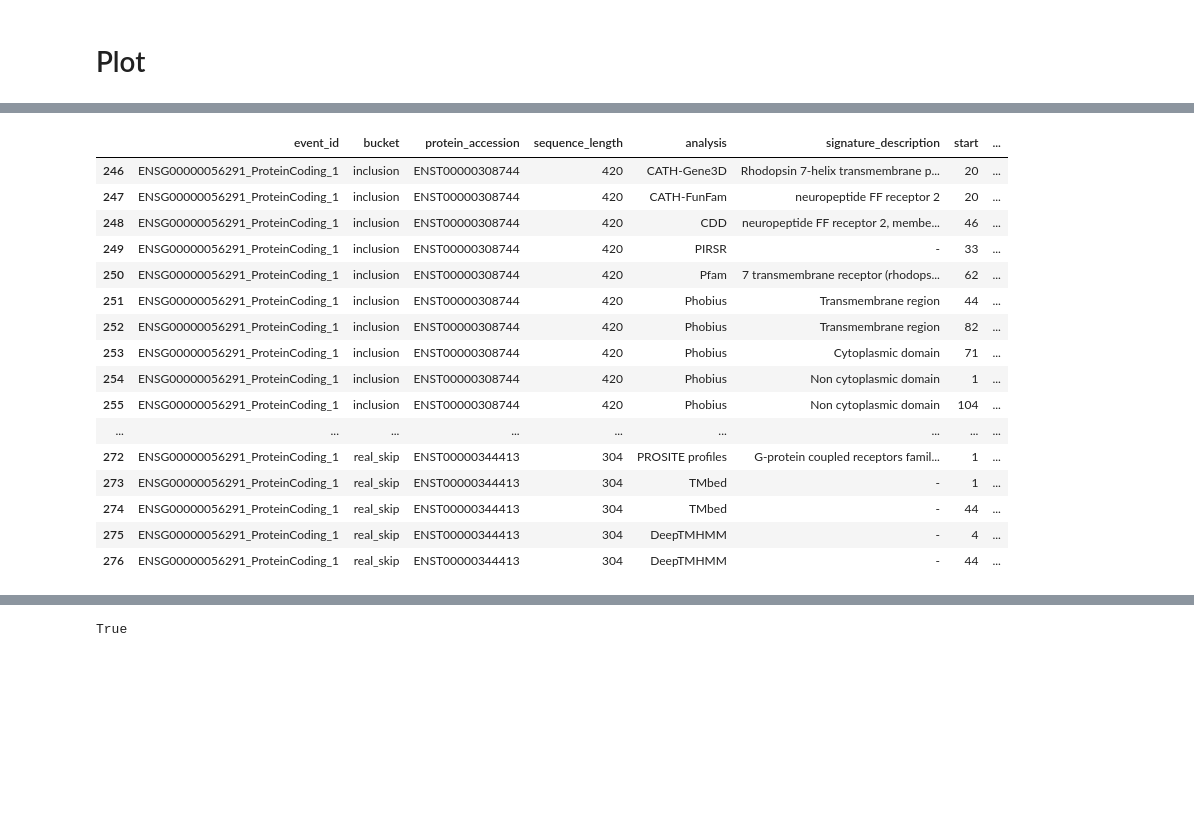
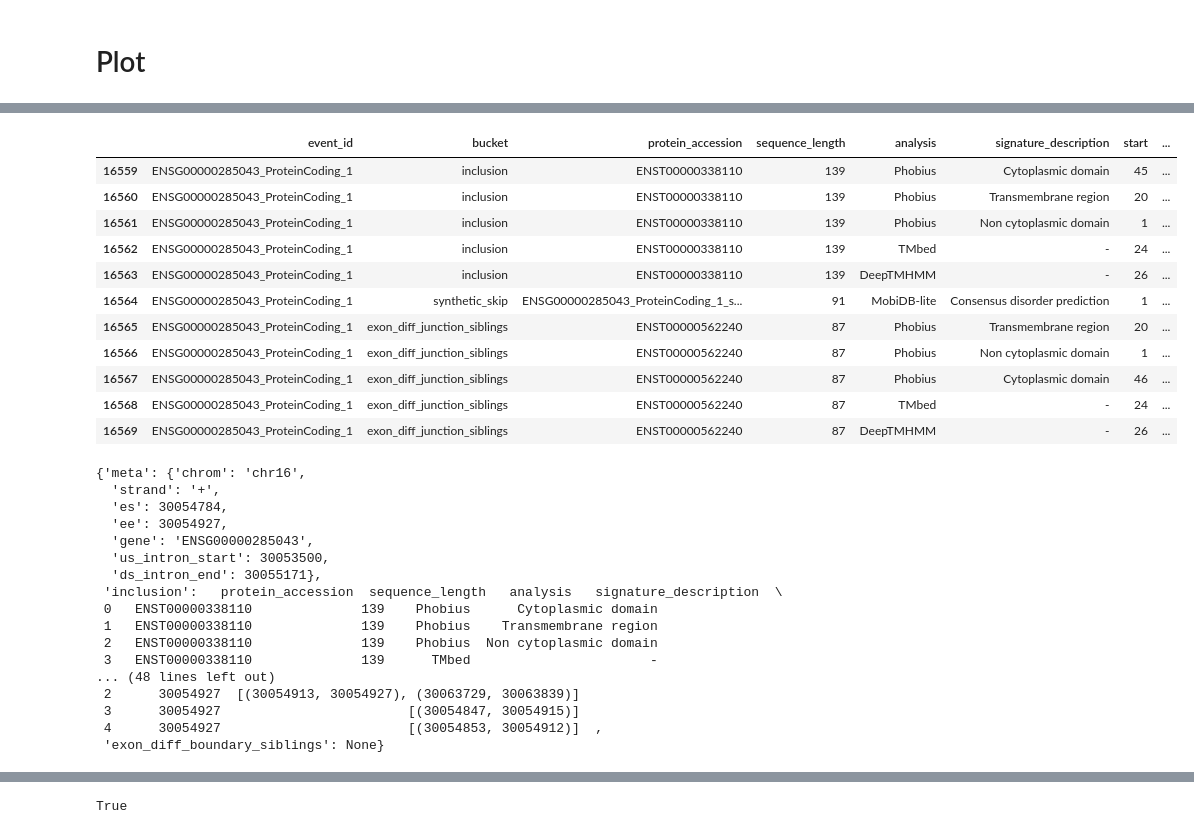
Before and after one commit to reliscu/bulk_splicing_GTEx_cortex, a Jupyter notebook: 31_visualize_interproscan_results.ipynb, the cells around one changed output, grey strips where cells are left out. Cells and saved outputs as stored; diff of their text form; code cells hidden in the pictures; blank space fills up the shorter version.

```diff
--- a/31_visualize_interproscan_results.ipynb
+++ b/31_visualize_interproscan_results.ipynb
@@ -838,23 +995,38 @@ def plot_event_domains(ev, event_interproscan_map, signif_event_interproscan_map
 # %%
 rec = signif_event_interproscan_map['Deep_layer_glutamatergic']
 
-rec[rec['event_id'] == "ENSG00000056291_ProteinCoding_1"]
+rec[rec['event_id'] == "ENSG00000285043_ProteinCoding_1"]
 # %% [output]
 |  | event_id | bucket | protein_accession | sequence_length | analysis | signature_description | start | ... |
-| 246 | ENSG00000056291_ProteinCoding_1 | inclusion | ENST00000308744 | 420 | CATH-Gene3D | Rhodopsin 7-helix transmembrane p... | 20 | ... |
-| 247 | ENSG00000056291_ProteinCoding_1 | inclusion | ENST00000308744 | 420 | CATH-FunFam | neuropeptide FF receptor 2 | 20 | ... |
-| 248 | ENSG00000056291_ProteinCoding_1 | inclusion | ENST00000308744 | 420 | CDD | neuropeptide FF receptor 2, membe... | 46 | ... |
-| 249 | ENSG00000056291_ProteinCoding_1 | inclusion | ENST00000308744 | 420 | PIRSR | - | 33 | ... |
-| 250 | ENSG00000056291_ProteinCoding_1 | inclusion | ENST00000308744 | 420 | Pfam | 7 transmembrane receptor (rhodops... | 62 | ... |
-| 251 | ENSG00000056291_ProteinCoding_1 | inclusion | ENST00000308744 | 420 | Phobius | Transmembrane region | 44 | ... |
-| 252 | ENSG00000056291_ProteinCoding_1 | inclusion | ENST00000308744 | 420 | Phobius | Transmembrane region | 82 | ... |
-| 253 | ENSG00000056291_ProteinCoding_1 | inclusion | ENST00000308744 | 420 | Phobius | Cytoplasmic domain | 71 | ... |
-| 254 | ENSG00000056291_ProteinCoding_1 | inclusion | ENST00000308744 | 420 | Phobius | Non cytoplasmic domain | 1 | ... |
-| 255 | ENSG00000056291_ProteinCoding_1 | inclusion | ENST00000308744 | 420 | Phobius | Non cytoplasmic domain | 104 | ... |
-| ... | ... | ... | ... | ... | ... | ... | ... | ... |
-| 272 | ENSG00000056291_ProteinCoding_1 | real_skip | ENST00000344413 | 304 | PROSITE profiles | G-protein coupled receptors famil... | 1 | ... |
-| 273 | ENSG00000056291_ProteinCoding_1 | real_skip | ENST00000344413 | 304 | TMbed | - | 1 | ... |
-| 274 | ENSG00000056291_ProteinCoding_1 | real_skip | ENST00000344413 | 304 | TMbed | - | 44 | ... |
-| 275 | ENSG00000056291_ProteinCoding_1 | real_skip | ENST00000344413 | 304 | DeepTMHMM | - | 4 | ... |
-| 276 | ENSG00000056291_ProteinCoding_1 | real_skip | ENST00000344413 | 304 | DeepTMHMM | - | 44 | ... |
+| 16559 | ENSG00000285043_ProteinCoding_1 | inclusion | ENST00000338110 | 139 | Phobius | Cytoplasmic domain | 45 | ... |
+| 16560 | ENSG00000285043_ProteinCoding_1 | inclusion | ENST00000338110 | 139 | Phobius | Transmembrane region | 20 | ... |
+| 16561 | ENSG00000285043_ProteinCoding_1 | inclusion | ENST00000338110 | 139 | Phobius | Non cytoplasmic domain | 1 | ... |
+| 16562 | ENSG00000285043_ProteinCoding_1 | inclusion | ENST00000338110 | 139 | TMbed | - | 24 | ... |
+| 16563 | ENSG00000285043_ProteinCoding_1 | inclusion | ENST00000338110 | 139 | DeepTMHMM | - | 26 | ... |
+| 16564 | ENSG00000285043_ProteinCoding_1 | synthetic_skip | ENSG00000285043_ProteinCoding_1_s... | 91 | MobiDB-lite | Consensus disorder prediction | 1 | ... |
+| 16565 | ENSG00000285043_ProteinCoding_1 | exon_diff_junction_siblings | ENST00000562240 | 87 | Phobius | Transmembrane region | 20 | ... |
+| 16566 | ENSG00000285043_ProteinCoding_1 | exon_diff_junction_siblings | ENST00000562240 | 87 | Phobius | Non cytoplasmic domain | 1 | ... |
+| 16567 | ENSG00000285043_ProteinCoding_1 | exon_diff_junction_siblings | ENST00000562240 | 87 | Phobius | Cytoplasmic domain | 46 | ... |
+| 16568 | ENSG00000285043_ProteinCoding_1 | exon_diff_junction_siblings | ENST00000562240 | 87 | TMbed | - | 24 | ... |
+| 16569 | ENSG00000285043_ProteinCoding_1 | exon_diff_junction_siblings | ENST00000562240 | 87 | DeepTMHMM | - | 26 | ... |
+# %%
+event_interproscan_map['ENSG00000285043_ProteinCoding_1']
+# %% [output]
+{'meta': {'chrom': 'chr16',
+  'strand': '+',
+  'es': 30054784,
+  'ee': 30054927,
+  'gene': 'ENSG00000285043',
+  'us_intron_start': 30053500,
+  'ds_intron_end': 30055171},
+ 'inclusion':   protein_accession  sequence_length   analysis   signature_description  \
+ 0   ENST00000338110              139    Phobius      Cytoplasmic domain
+ 1   ENST00000338110              139    Phobius    Transmembrane region
+ 2   ENST00000338110              139    Phobius  Non cytoplasmic domain
+ 3   ENST00000338110              139      TMbed                       -
+... (48 lines left out)
+ 2      30054927  [(30054913, 30054927), (30063729, 30063839)]
+ 3      30054927                        [(30054847, 30054915)]
+ 4      30054927                        [(30054853, 30054912)]  ,
+ 'exon_diff_boundary_siblings': None}
 # %%
```
Also changed, not shown: parts of 4 cells of this notebook, 1 other file.
